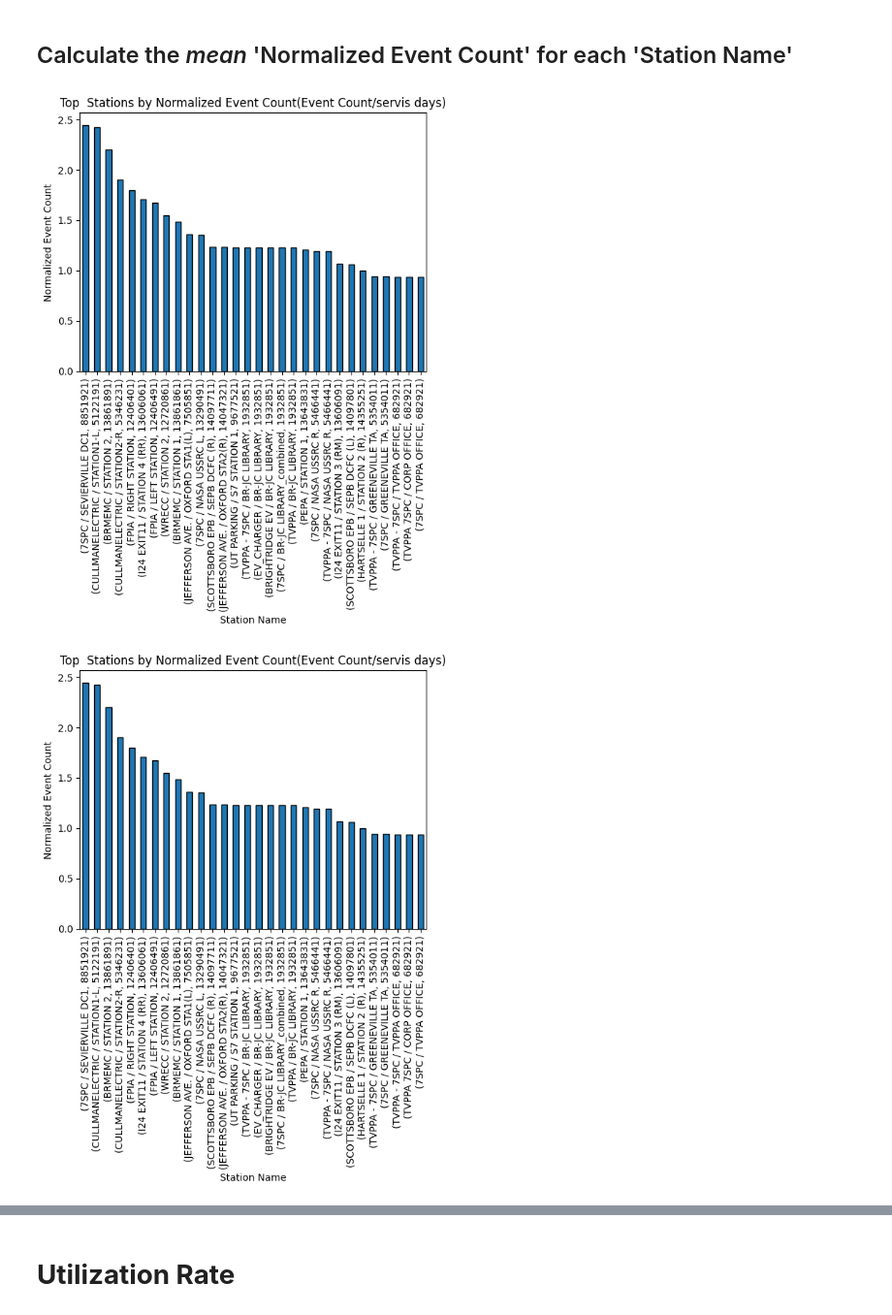
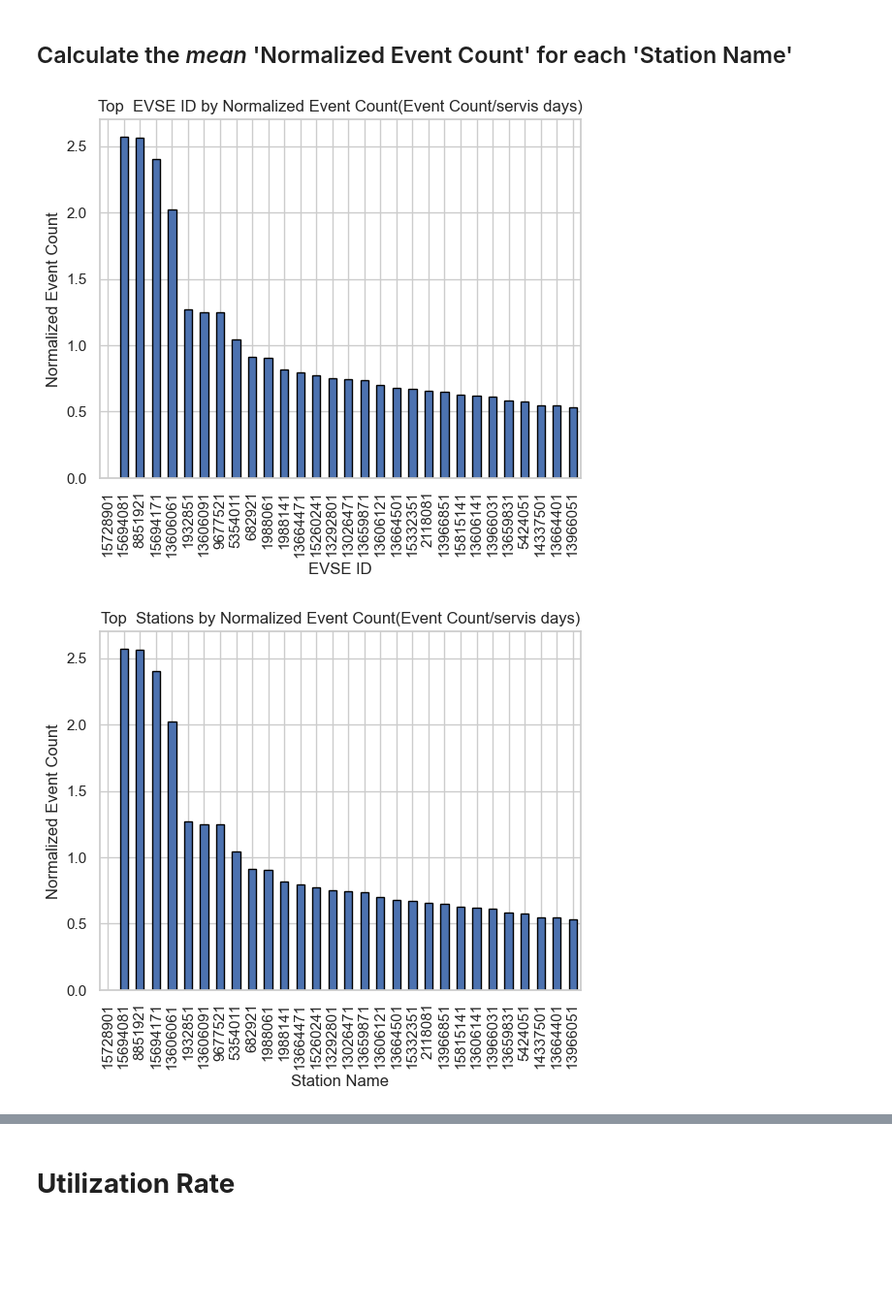
Before and after one commit to mkhaleghian/SevenStates, a Jupyter notebook: code/main_dataset_31520241352.ipynb, the cells around one changed output, grey strips where cells are left out. Shown: that part at 97% size. Drawn from its saved outputs; the diff is of its cells as text; code cells hidden in the pictures; blank space fills up the shorter version.

```diff
--- a/code/main_dataset_31520241352.ipynb
+++ b/code/main_dataset_31520241352.ipynb
@@ -34,3 +25,8 @@ df_venue= pd.read_csv('/content/drive/MyDrive/Colab Notebooks/SevenStates_projec
+# %%
+
+df = pd.read_csv(r'C:\Users\mehdi\OneDrive - University of Tennessee\Documents\CUIP Projects\EV PTOJECT\sevenstate\DATA\Session-Details-Summary-20240605.csv')
+df_tn_reg = pd.read_csv(r'C:\Users\mehdi\OneDrive - University of Tennessee\Documents\CUIP Projects\EV PTOJECT\sevenstate\DATA\TN_EV_Registrations.csv')
+df_venue= pd.read_csv(r'C:\Users\mehdi\OneDrive - University of Tennessee\Documents\CUIP Projects\EV PTOJECT\sevenstate\DATA\lat_long_charging_venue.csv')
 # %%
 def mean_excluding_zeros(series):
     non_zero_values = series[series != 0]
@@ -94,8 +90,6 @@ df = df.dropna(subset=['Port Type'])
 # Apply function to Start and End Date
 df['Start_Time_EST'] = pd.to_datetime(df['Start Date'])
 df['End_Time_EST'] = pd.to_datetime(df['End Date'])
-#df['Start_Time_EST'] = df.apply(convert_to_est, args=('Start Date', 'Start Time Zone'), axis=1)
-#df['End_Time_EST'] = df.apply(convert_to_est, args=('End Date', 'End Time Zone'), axis=1)
 
 #sorting
 df=df.sort_values(by=['EVSE ID', 'Start_Time_EST'])
@@ -161,11 +155,11 @@ df['Normalized Event Count'] = df['Event Count'] / df['Service_Days']
 
 # Add VENUE to ------  df['Charging Venue']
 df = pd.merge(df, df_venue[['EVSE ID', 'Charging Venue']], on='EVSE ID', how='left')
-
+df=df[df['State/Province']=='Tennessee']
 
 # DC and L2 df
 df_L2 = df[df['Port Type'].str.fullmatch('Level 2')]
 df_DC = df[df['Port Type'].str.fullmatch('DC Fast')]
 
 # TN State
-df_TN=df[df['State/Province']=='Tennessee']
+#df_TN=df[df['State/Province']=='Tennessee']
@@ -437,0 +621,23 @@ plt.show()
+# %%
+
+sns.set(style="whitegrid")
+
+# Draw the boxplot
+ax = sns.boxplot(y=df['Normalized Event Count'])
+
+# Get the statistics of the boxplot
+stats = df['Normalized Event Count'].describe()
+
+# Annotate the plot with the statistics
+plt.text(0.8, stats['25%'], f'Q1: {stats["25%"]:.2f}', color='black')
+plt.text(0.8, stats['50%'], f'Median: {stats["50%"]:.2f}', color='black')
+plt.text(0.8, stats['75%'], f'Q3: {stats["75%"]:.2f}', color='black')
+plt.text(0.8, stats['min'], f'Min: {stats["min"]:.2f}', color='black')
+plt.text(0.8, stats['max'], f'Max: {stats["max"]:.2f}', color='black')
+
+# Add title and labels
+#plt.title('Boxplot of Normalized Event Count')
+plt.ylabel('Normalized Event Count (Event Count/servis days)')
+
+# Show the plot
+plt.show()
@@ -438,15 +650,15 @@ plt.show()
 # %% [markdown]
 ## Calculate the *mean* 'Normalized Event Count' for each 'Station Name'
 # %%
-station_event_count = df.groupby(['Station Name','EVSE ID'])['Normalized Event Count'].mean()
+station_event_count = df.groupby(['EVSE ID'])['Normalized Event Count'].mean()
 top_stations = station_event_count.sort_values(ascending=False).head(30)
 top_stations.plot(kind='bar', edgecolor='black')
-plt.title('Top  Stations by Normalized Event Count(Event Count/servis days)')
-plt.xlabel('Station Name')
+plt.title('Top  EVSE ID by Normalized Event Count(Event Count/servis days)')
+plt.xlabel('EVSE ID')
 plt.ylabel('Normalized Event Count')
 plt.show()
 # %% [output]
-[figure, old version]
+[figure, new version]
 # %%
 station_DC_event_count = df_DC.groupby(['Station Name','EVSE ID'])['Normalized Event Count'].mean()
 top_stations = station_event_count.sort_values(ascending=False).head(30)
@@ -456,7 +668,7 @@ plt.xlabel('Station Name')
 plt.ylabel('Normalized Event Count')
 plt.show()
 # %% [output]
-[figure, old version]
+[figure, new version]
 # %%
 station_L2_event_count = df_L2.groupby(['EVSE ID'])['Normalized Event Count'].mean()
 top_stations = station_L2_event_count.sort_values(ascending=False).head(30)
```
Also changed, not shown: parts of 26 cells of this notebook, 14 other files.
